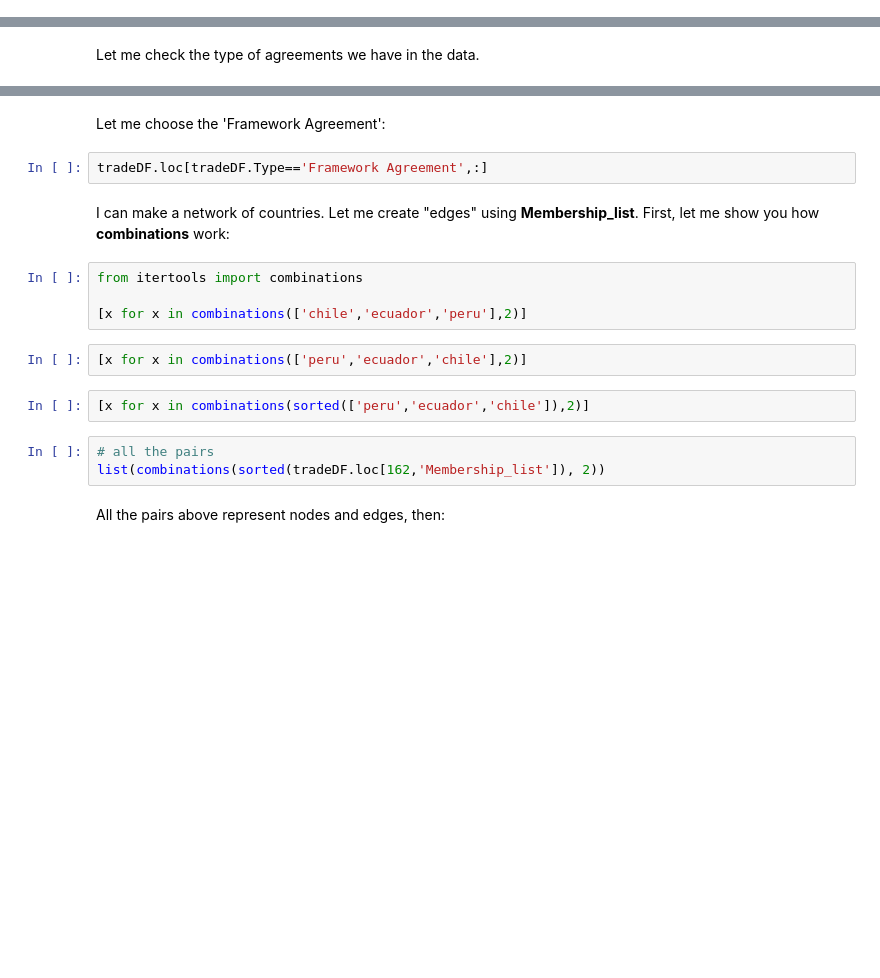
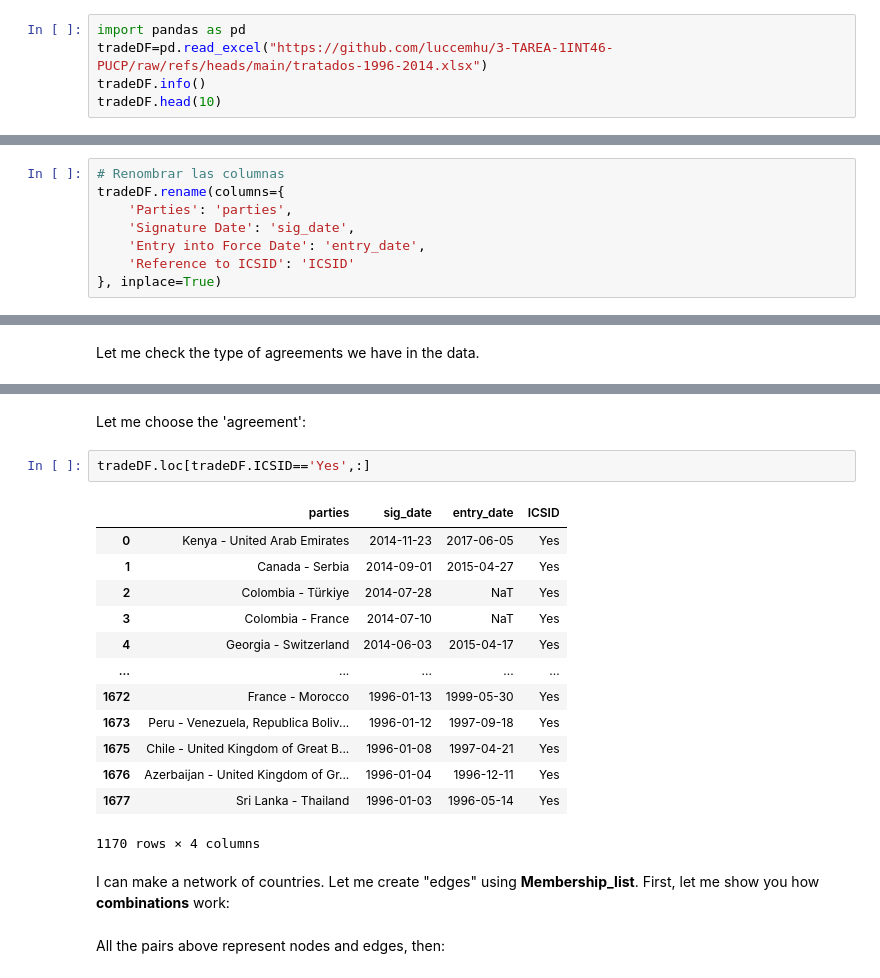
Before and after one commit to luccemhu/3-TAREA-1INT46-PUCP, a Jupyter notebook: index.ipynb, the cells around one changed output, grey strips where cells are left out. Cells and saved outputs as stored; diff of their text form; blank space fills up the shorter version.

```diff
--- a/index.ipynb
+++ b/index.ipynb
@@ -568,0 +22,5 @@ tradeDF.info()
+# %%
+import pandas as pd
+tradeDF=pd.read_excel("https://github.com/luccemhu/3-TAREA-1INT46-PUCP/raw/refs/heads/main/tratados-1996-2014.xlsx")
+tradeDF.info()
+tradeDF.head(10)
@@ -568,0 +50,8 @@ tradeDF.info()
+# %%
+# Renombrar las columnas
+tradeDF.rename(columns={
+    'Parties': 'parties',
+    'Signature Date': 'sig_date',
+    'Entry into Force Date': 'entry_date',
+    'Reference to ICSID': 'ICSID'
+}, inplace=True)
@@ -577,19 +92,22 @@ tradeDF.Type.value_counts()
 # %% [markdown]
-Let me choose the 'Framework Agreement':
+Let me choose the 'agreement':
 # %%
-tradeDF.loc[tradeDF.Type=='Framework Agreement',:]
+tradeDF.loc[tradeDF.ICSID=='Yes',:]
+# %% [output]
+|  | parties | sig_date | entry_date | ICSID |
+| 0 | Kenya - United Arab Emirates | 2014-11-23 | 2017-06-05 | Yes |
+| 1 | Canada - Serbia | 2014-09-01 | 2015-04-27 | Yes |
+| 2 | Colombia - Türkiye | 2014-07-28 | NaT | Yes |
+| 3 | Colombia - France | 2014-07-10 | NaT | Yes |
+| 4 | Georgia - Switzerland | 2014-06-03 | 2015-04-17 | Yes |
+| ... | ... | ... | ... | ... |
+| 1672 | France - Morocco | 1996-01-13 | 1999-05-30 | Yes |
+| 1673 | Peru - Venezuela, Republica Boliv... | 1996-01-12 | 1997-09-18 | Yes |
+| 1675 | Chile - United Kingdom of Great B... | 1996-01-08 | 1997-04-21 | Yes |
+| 1676 | Azerbaijan - United Kingdom of Gr... | 1996-01-04 | 1996-12-11 | Yes |
+| 1677 | Sri Lanka - Thailand | 1996-01-03 | 1996-05-14 | Yes |
+1170 rows × 4 columns
 # %% [markdown]
 I can make a network of countries. Let me create "edges" using **Membership_list**. First, let me show you how **combinations** work:
-# %%
-from itertools import combinations
-
-[x for x in combinations(['chile','ecuador','peru'],2)]
-# %%
-[x for x in combinations(['peru','ecuador','chile'],2)]
-# %%
-[x for x in combinations(sorted(['peru','ecuador','chile']),2)]
-# %%
-# all the pairs
-list(combinations(sorted(tradeDF.loc[162,'Membership_list']), 2))
 # %% [markdown]
 All the pairs above represent nodes and edges, then:
```
Also changed, not shown: parts of 188 cells of this notebook.
